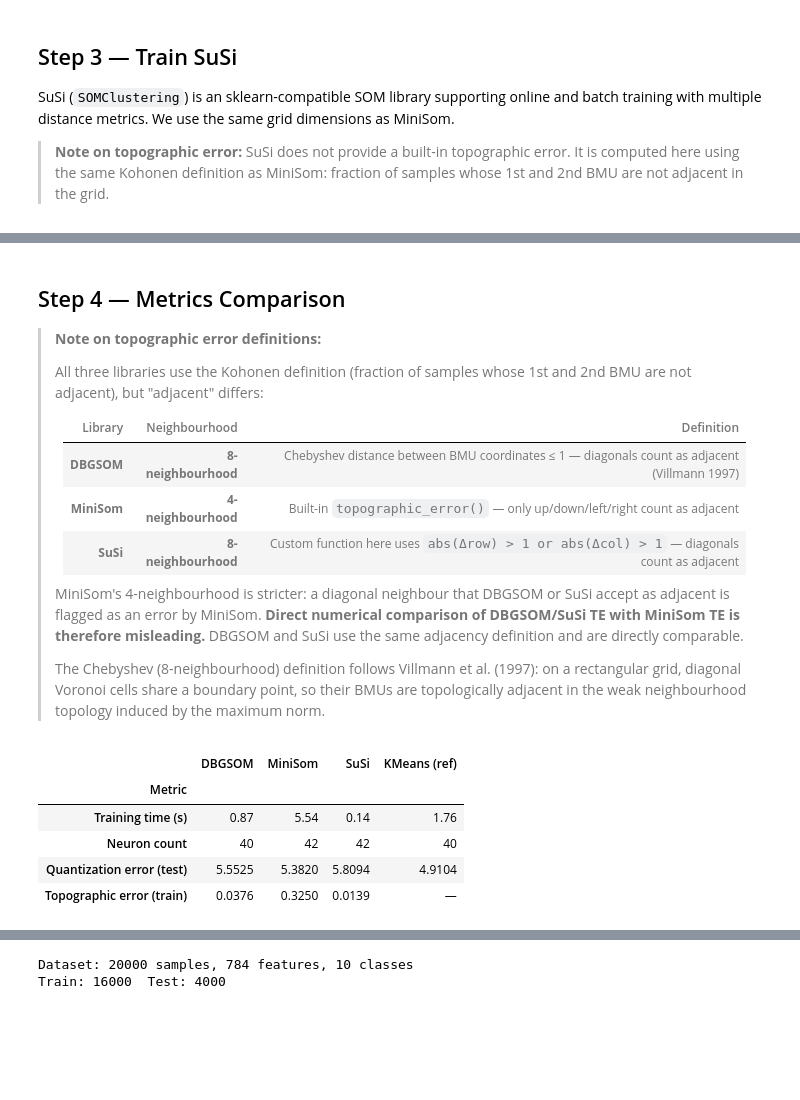
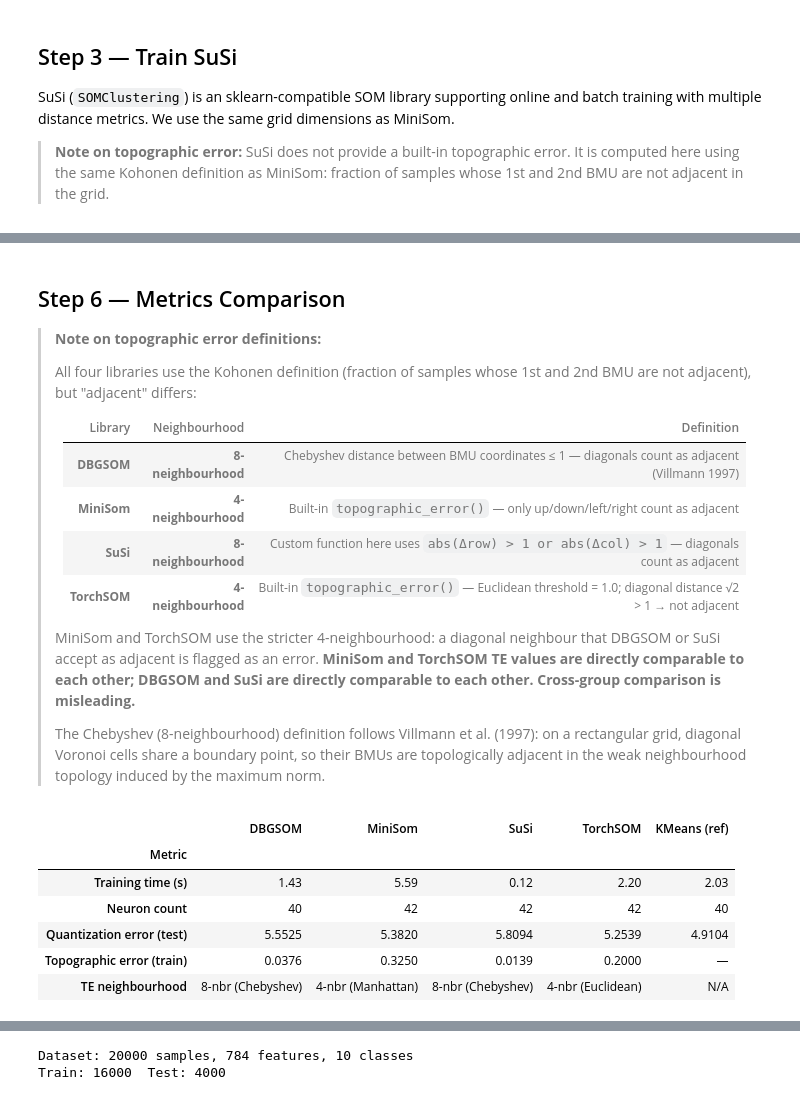
Before and after one commit to SandroMartens/DBGSOM, a Jupyter notebook: examples/som_comparison.ipynb, the cells around one changed output, grey strips where cells are left out. Cells and saved outputs as stored; diff of their text form; code cells hidden in the pictures; blank space fills up the shorter version.

```diff
--- a/examples/som_comparison.ipynb
+++ b/examples/som_comparison.ipynb
@@ -149,0 +159,24 @@ SuSi:     42 neurons (7×6 grid) after 0.14s
+# %%
+X_train_t = torch.tensor(X_train, dtype=torch.float32)
+X_test_t = torch.tensor(X_test, dtype=torch.float32)
+
+som_ts = TorchSOM(
+    x=side,
+    y=side2,
+    num_features=X_train.shape[1],
+    epochs=200,
+    batch_size=len(X_train),  # full-batch: same principle as MiniSom train_batch
+    sigma=0.2 * np.sqrt(side**2),
+    learning_rate=1.0,  # full-batch: weighted average, lr=1 is theoretically correct
+    topology="rectangular",
+    initialization_mode="pca",
+    random_seed=42,
+)
+som_ts.initialize_weights(X_train_t, mode="pca")
+
+t0 = time.perf_counter()
+som_ts.fit(X_train_t, verbose=False)
+t_ts = time.perf_counter() - t0
+
+n_neurons_ts = side * side2
+print(f"TorchSOM: {n_neurons_ts} neurons ({side}×{side2} grid) after {t_ts:.2f}s")
@@ -177,28 +197,31 @@ KMeans:  40 centroids after 1.76s
 # %% [markdown]
-## Step 4 — Metrics Comparison
+## Step 6 — Metrics Comparison
 
 > **Note on topographic error definitions:**
 >
-> All three libraries use the Kohonen definition (fraction of samples whose 1st and 2nd BMU are not adjacent), but "adjacent" differs:
+> All four libraries use the Kohonen definition (fraction of samples whose 1st and 2nd BMU are not adjacent), but "adjacent" differs:
 >
 > | Library | Neighbourhood | Definition |
 > |---------|--------------|------------|
 > | **DBGSOM** | **8-neighbourhood** | Chebyshev distance between BMU coordinates ≤ 1 — diagonals count as adjacent (Villmann 1997) |
 > | **MiniSom** | **4-neighbourhood** | Built-in `topographic_error()` — only up/down/left/right count as adjacent |
 > | **SuSi** | **8-neighbourhood** | Custom function here uses `abs(Δrow) > 1 or abs(Δcol) > 1` — diagonals count as adjacent |
+> | **TorchSOM** | **4-neighbourhood** | Built-in `topographic_error()` — Euclidean threshold = 1.0; diagonal distance √2 > 1 → not adjacent |
 >
-> MiniSom's 4-neighbourhood is stricter: a diagonal neighbour that DBGSOM or SuSi accept as adjacent is flagged as an error by MiniSom. **Direct numerical comparison of DBGSOM/SuSi TE with MiniSom TE is therefore misleading.** DBGSOM and SuSi use the same adjacency definition and are directly comparable.
+> MiniSom and TorchSOM use the stricter 4-neighbourhood: a diagonal neighbour that DBGSOM or SuSi accept as adjacent is flagged as an error. **MiniSom and TorchSOM TE values are directly comparable to each other; DBGSOM and SuSi are directly comparable to each other. Cross-group comparison is misleading.**
 >
 > The Chebyshev (8-neighbourhood) definition follows Villmann et al. (1997): on a rectangular grid, diagonal Voronoi cells share a boundary point, so their BMUs are topologically adjacent in the weak neighbourhood topology induced by the maximum norm.
 # %%
 qe_db = som_db.calculate_quantization_error(X_test)
 qe_ms = som_ms.quantization_error(X_test)
 qe_susi = susi_som.get_quantization_error()
+qe_ts = som_ts.quantization_error(X_test_t)
 qe_km = np.mean(np.min(euclidean_distances(X_test, km.cluster_centers_), axis=1))
 
 te_db = som_db.topographic_error_
 te_ms = som_ms.topographic_error(X_test)
 te_susi = rectangular_topographic_error(susi_som.unsuper_som_, X_test)
+te_ts = som_ts.topographic_error(X_test_t)
 
 metrics = pd.DataFrame(
     {
@@ -207,40 +230,53 @@ metrics = pd.DataFrame(
             "Neuron count",
             "Quantization error (test)",
             "Topographic error (train)",
+            "TE neighbourhood",
         ],
         "DBGSOM": [
             f"{t_db:.2f}",
             n_neurons_db,
             f"{qe_db:.4f}",
             f"{te_db:.4f}",
+            "8-nbr (Chebyshev)",
         ],
         "MiniSom": [
             f"{t_ms:.2f}",
             n_neurons_ms,
             f"{qe_ms:.4f}",
             f"{te_ms:.4f}",
+            "4-nbr (Manhattan)",
         ],
         "SuSi": [
             f"{t_susi:.2f}",
             n_neurons_susi,
             f"{qe_susi:.4f}",
             f"{te_susi:.4f}",
+            "8-nbr (Chebyshev)",
+        ],
+        "TorchSOM": [
+            f"{t_ts:.2f}",
+            n_neurons_ts,
+            f"{qe_ts:.4f}",
+            f"{te_ts:.4f}",
+            "4-nbr (Euclidean)",
         ],
         "KMeans (ref)": [
             f"{t_km:.2f}",
             n_neurons_db,
             f"{qe_km:.4f}",
             "—",
+            "N/A",
         ],
     }
 ).set_index("Metric")
 
 metrics
 # %% [output]
-|  | DBGSOM | MiniSom | SuSi | KMeans (ref) |
-| Metric |  |  |  |  |
-| Training time (s) | 0.87 | 5.54 | 0.14 | 1.76 |
-| Neuron count | 40 | 42 | 42 | 40 |
-| Quantization error (test) | 5.5525 | 5.3820 | 5.8094 | 4.9104 |
-| Topographic error (train) | 0.0376 | 0.3250 | 0.0139 | — |
+|  | DBGSOM | MiniSom | SuSi | TorchSOM | KMeans (ref) |
+| Metric |  |  |  |  |  |
+| Training time (s) | 1.43 | 5.59 | 0.12 | 2.20 | 2.03 |
+| Neuron count | 40 | 42 | 42 | 42 | 40 |
+| Quantization error (test) | 5.5525 | 5.3820 | 5.8094 | 5.2539 | 4.9104 |
+| Topographic error (train) | 0.0376 | 0.3250 | 0.0139 | 0.2000 | — |
+| TE neighbourhood | 8-nbr (Chebyshev) | 4-nbr (Manhattan) | 8-nbr (Chebyshev) | 4-nbr (Euclidean) | N/A |
 # %% [markdown]
```
Also changed, not shown: parts of 18 cells of this notebook, 2 other files.
